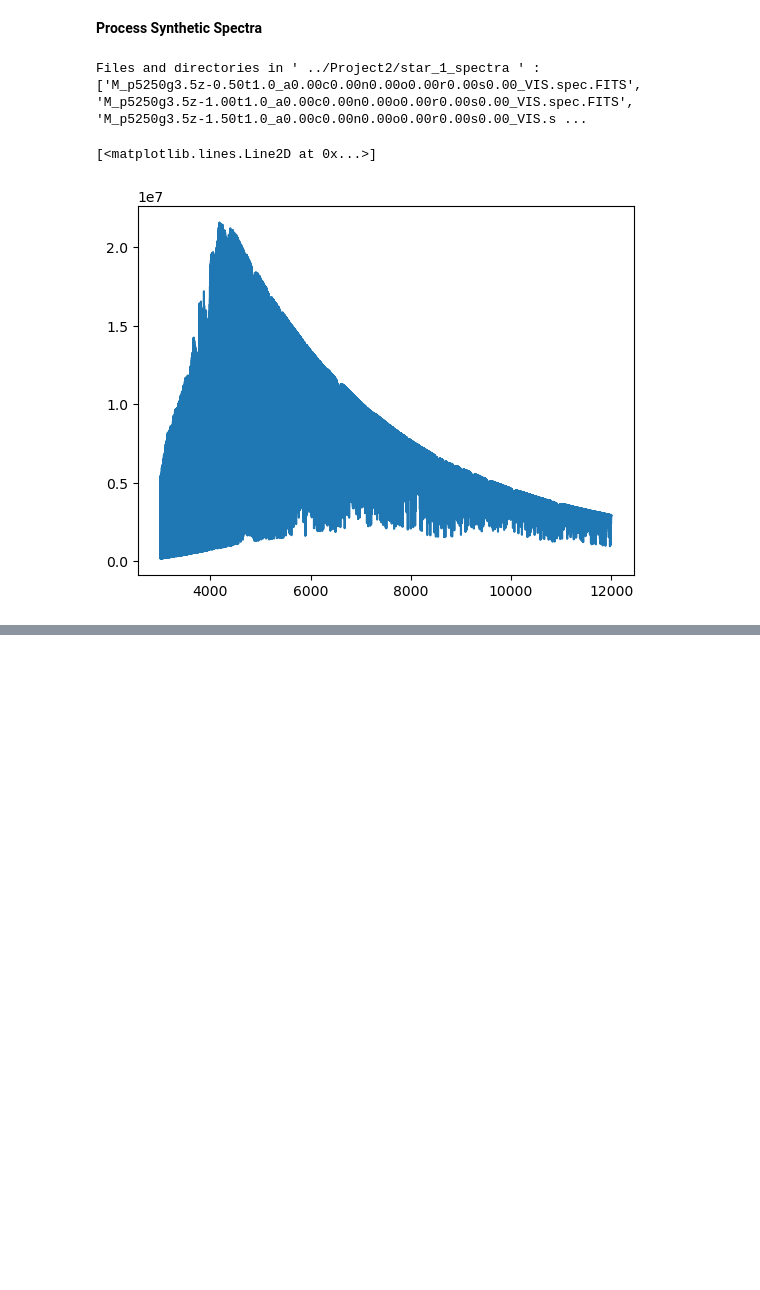
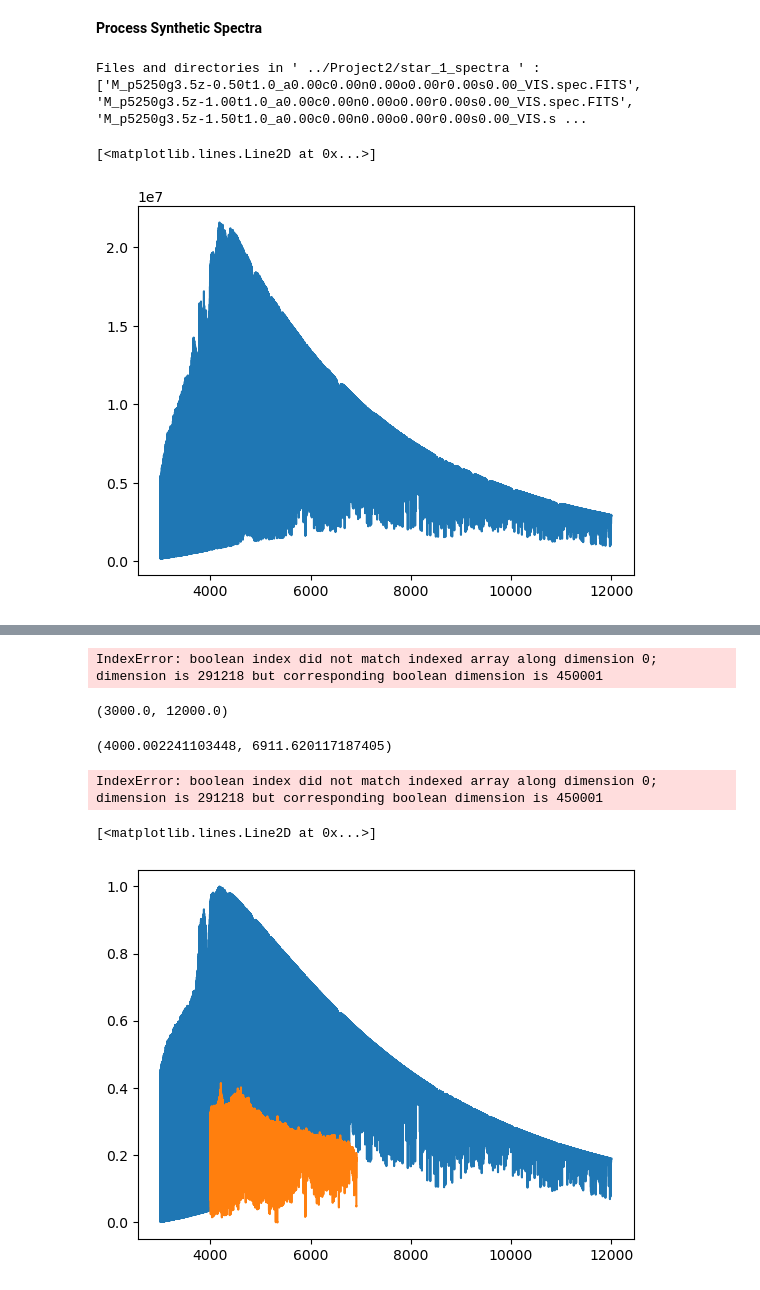
Before and after one commit to rodribro/Computational_Astronomy, a Jupyter notebook: classes/08_stelar_params.ipynb, the cells around one changed output, grey strips where cells are left out. Cells and saved outputs as stored; diff of their text form; code cells hidden in the pictures; blank space fills up the shorter version.

Commit message:
Loss function and spectra comparison adjustments

```diff
--- a/classes/08_stelar_params.ipynb
+++ b/classes/08_stelar_params.ipynb
@@ -593,0 +762,2 @@ eq_widths_synth
+# %%
+wv_synth, flux_synth, normalyzed_synth = get_synth_intensity_wavelength(path+'/'+dir_list[94])
@@ -593,0 +772,12 @@ eq_widths_synth
+# %%
+plot_spectra(4000.002241103448, 6911.620117187405, flux_1, flux_synth, wv_synth, 'observed spectrum', 'simulated spectrum')
+# %% [output]
+IndexError: boolean index did not match indexed array along dimension 0; dimension is 291218 but corresponding boolean dimension is 450001
+# %%
+np.min(wv_synth), np.max(wv_synth)
+# %% [output]
+(3000.0, 12000.0)
+# %%
+np.min(wv_1), np.max(wv_1)
+# %% [output]
+(4000.002241103448, 6911.620117187405)
@@ -593,0 +788,17 @@ eq_widths_synth
+# %%
+lambda_min = 4000
+lambda_max = 4100
+
+mask_real = (wv_synth >= lambda_min) & (wv_synth <= lambda_max)
+
+wavelength_synth_filtered = wv_synth[mask_real]
+rotation_flux_filtered = flux_1[mask_real]
+filtered_flux_synth = flux_synth[mask_real]
+# %% [output]
+IndexError: boolean index did not match indexed array along dimension 0; dimension is 291218 but corresponding boolean dimension is 450001
+# %%
+plt.plot(wv_synth, normalized_flux_synth)
+plt.plot(wv_1, flux_1)
+# %% [output]
+[<matplotlib.lines.Line2D at 0x...>]
+[figure, added]
```
Also changed, not shown: parts of 28 cells of this notebook.
